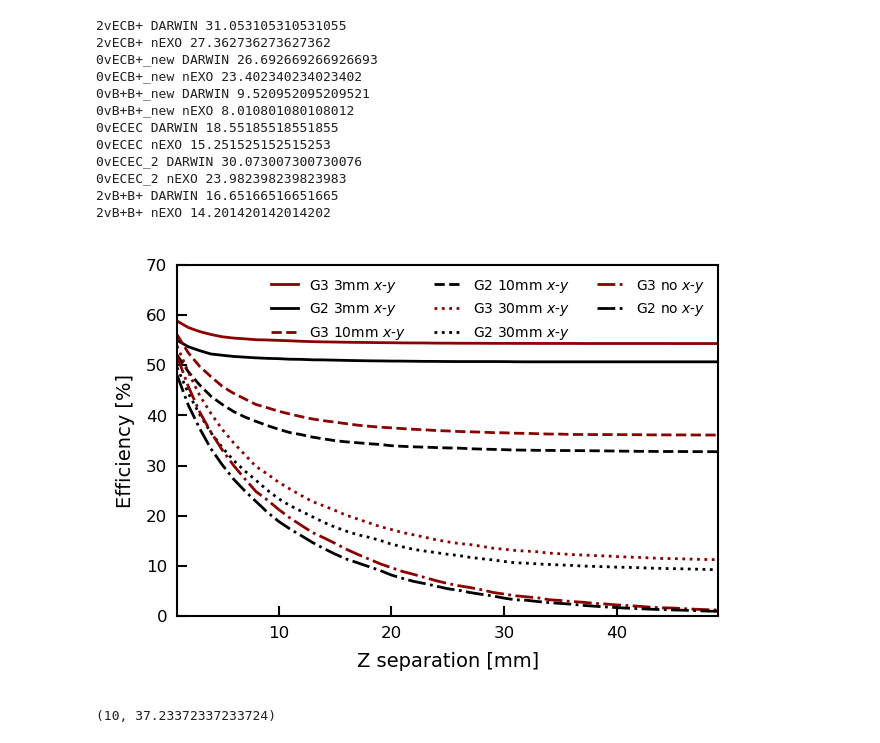
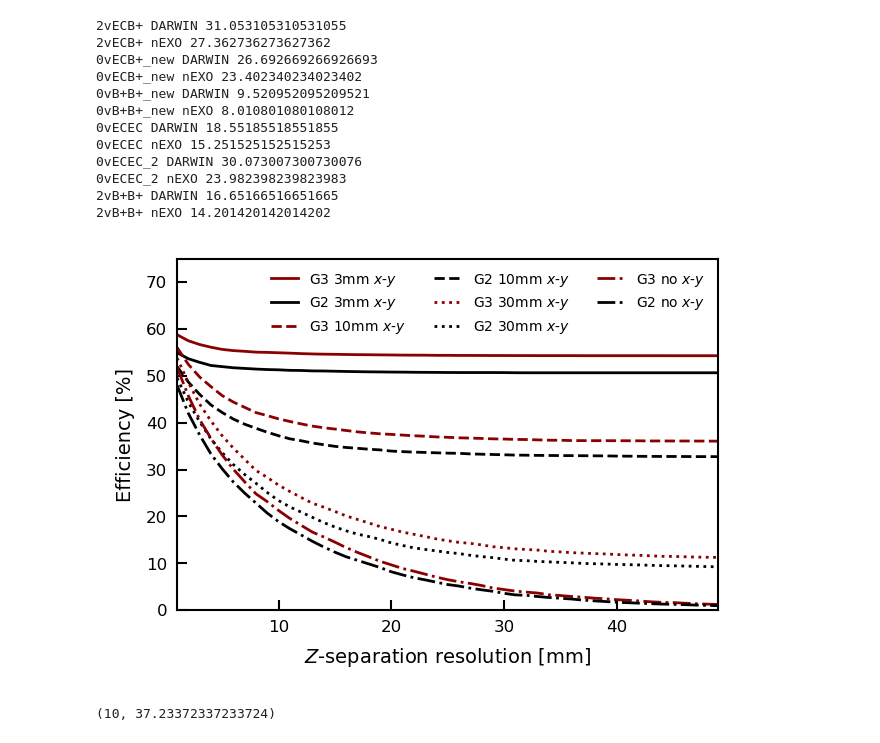
Before and after one commit to bglenardo/MuensterTPC-MC, a Jupyter notebook: analysis_DECsim/Plots_DECSim_Paper_20191208.ipynb, the cells around one changed output. Saved outputs shown, nothing was run; the diff lists cells and outputs as text; code cells hidden in the pictures.

Commit message:
Updated plots after referee reports
- Updated plots
- Added source files for schematics

```diff
--- a/analysis_DECsim/Plots_DECSim_Paper_20191208.ipynb
+++ b/analysis_DECsim/Plots_DECSim_Paper_20191208.ipynb
@@ -129,28 +129,28 @@ x_axis = np.arange(1,50,1)
 # %%
 plt.plot(x_axis,y_axis1n, label = "G3 3mm $x$-$y$", color ="darkred", linewidth=1)
 plt.plot(x_axis,y_axis2n, label = "G2 3mm $x$-$y$", color ="black", linewidth=1)
 plt.plot(x_axis,y_axis3n, label = "G3 10mm $x$-$y$", color ="darkred", linestyle="dashed", linewidth=1)
 plt.plot(x_axis,y_axis4n, label = "G2 10mm $x$-$y$", color ="black", linestyle="dashed", linewidth=1)
 plt.plot(x_axis,y_axis5n, label = "G3 30mm $x$-$y$", color ="darkred", linestyle="dotted", linewidth=1)
 plt.plot(x_axis,y_axis6n, label = "G2 30mm $x$-$y$", color ="black", linestyle="dotted", linewidth=1)
 plt.plot(x_axis,y_axis7n, label = "G3 no $x$-$y$", color = "darkred", linestyle="-.", linewidth=1)
 plt.plot(x_axis,y_axis8n, label = "G2 no $x$-$y$", color ="black", linestyle="-.", linewidth=1)
 
 plt.ylabel("Efficiency [%]")
-plt.xlabel("Z separation [mm]")
+plt.xlabel("$Z$-separation resolution [mm]")
 plt.yticks()
 plt.xticks()
 plt.legend(loc = 1, framealpha=1, frameon=False, ncol=3)
 plt.xlim(1,49)
-plt.ylim(0,70)
+plt.ylim(0,75)
 plt.draw()
 plt.savefig("different_resolutions_0vECB+_new.png", dpi=300, bbox_inches = "tight")
 plt.savefig("different_resolutions_0vECB+_new.pdf", dpi=300, bbox_inches = "tight")
 
 
 plt.show()
 # %% [output]
-[figure, old version]
+[figure, new version]
 # %%
 for xy in zip(x_axis,y_axis4n):
     if xy[0]==10:
```
Also changed, not shown: 26 other files.
